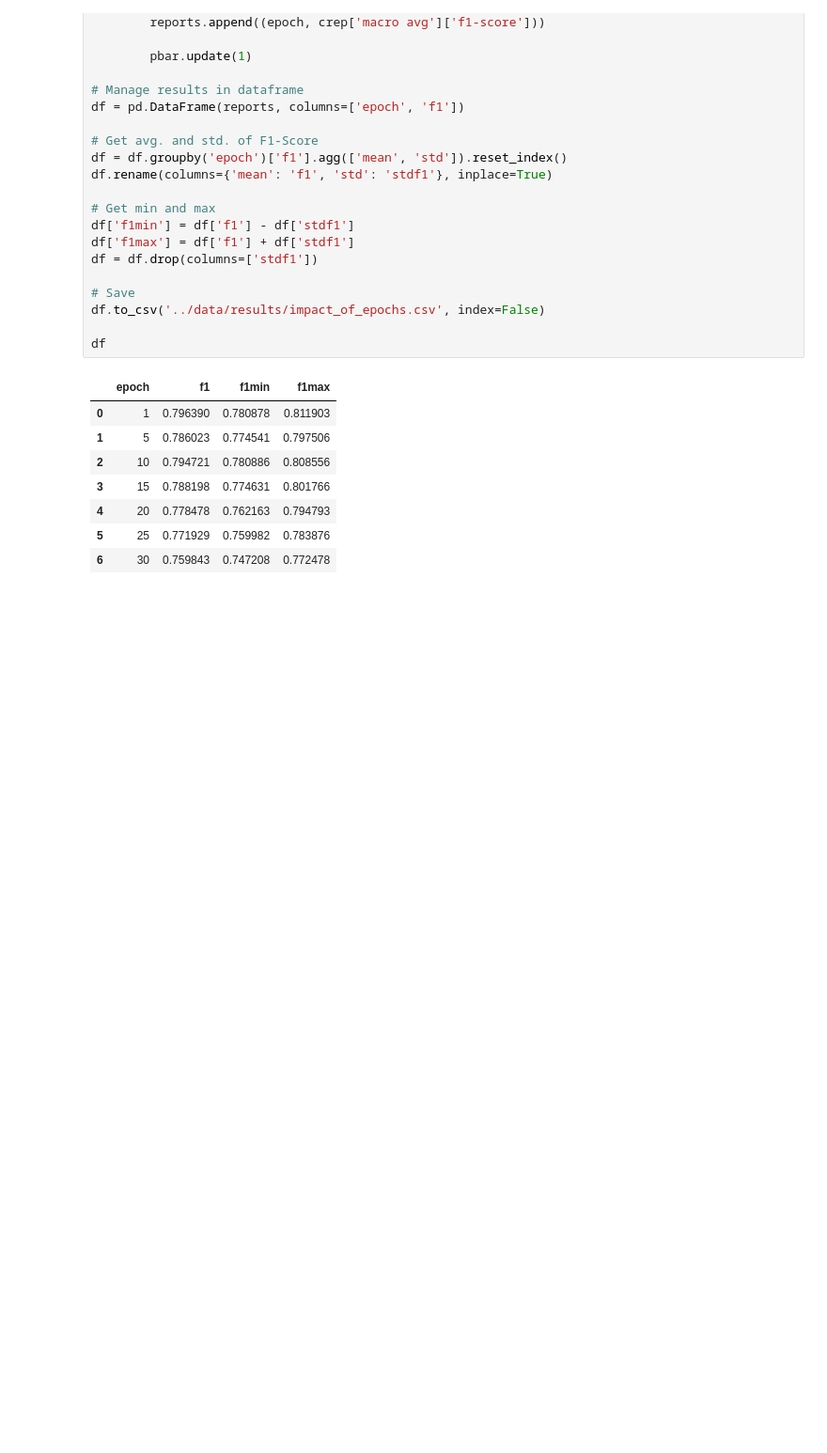
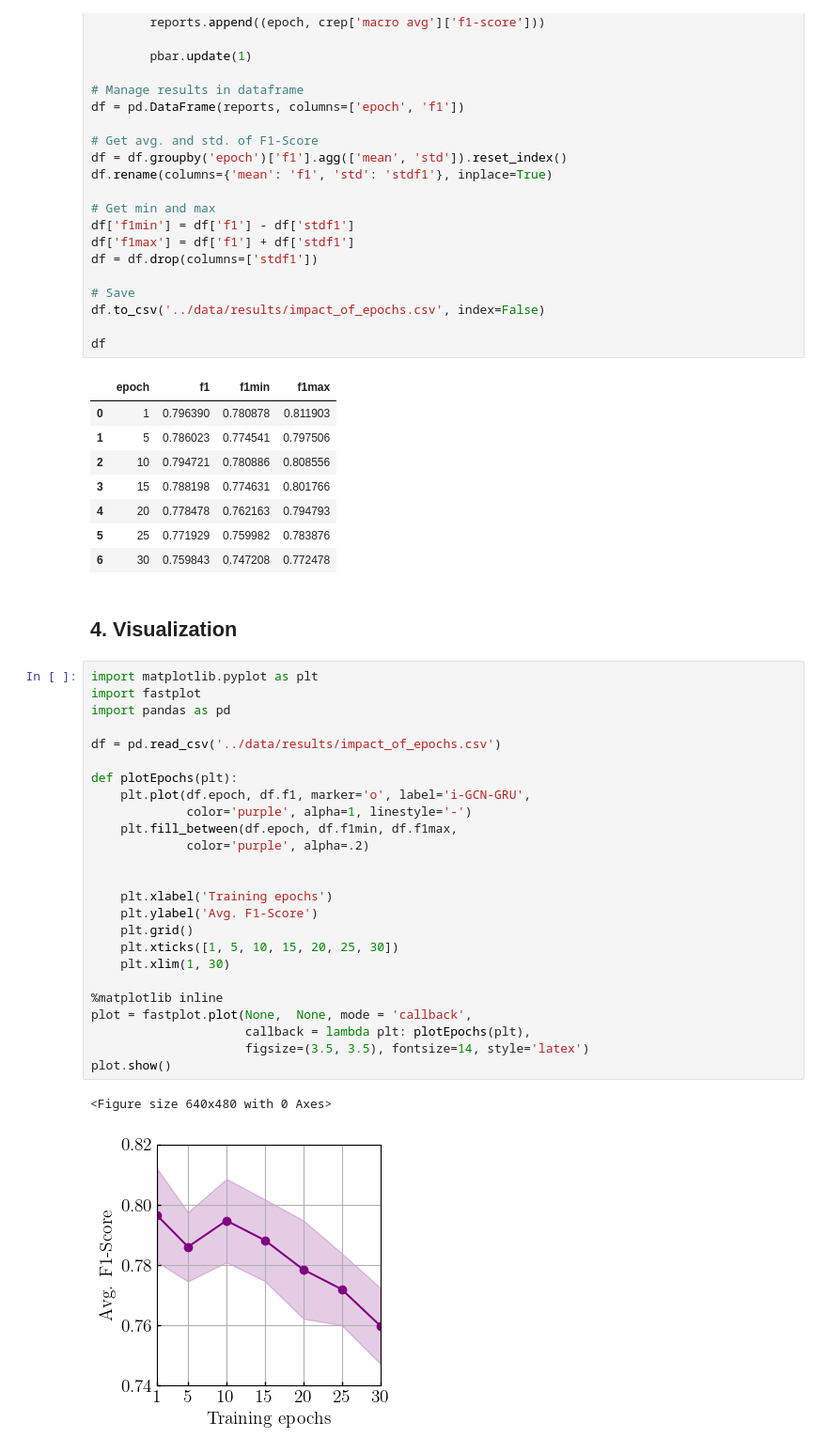
Before and after one commit to SmartData-Polito/gnn-for-darknet, a Jupyter notebook: notebooks/03_classification.ipynb, the cells around one changed output. Shown: that part at 94% size. Drawn from its saved outputs; the diff is of its cells as text; blank space fills up the shorter version.

```diff
--- a/notebooks/03_classification.ipynb
+++ b/notebooks/03_classification.ipynb
@@ -277,3 +277,33 @@ df
 | 4 | 20 | 0.778478 | 0.762163 | 0.794793 |
 | 5 | 25 | 0.771929 | 0.759982 | 0.783876 |
 | 6 | 30 | 0.759843 | 0.747208 | 0.772478 |
+# %% [markdown]
+## 4. Visualization
+# %%
+import matplotlib.pyplot as plt
+import fastplot
+import pandas as pd
+
+df = pd.read_csv('../data/results/impact_of_epochs.csv')
+
+def plotEpochs(plt):
+    plt.plot(df.epoch, df.f1, marker='o', label='i-GCN-GRU',
+             color='purple', alpha=1, linestyle='-')
+    plt.fill_between(df.epoch, df.f1min, df.f1max,
+             color='purple', alpha=.2)
+
+
+    plt.xlabel('Training epochs')
+    plt.ylabel('Avg. F1-Score')
+    plt.grid()
+    plt.xticks([1, 5, 10, 15, 20, 25, 30])
+    plt.xlim(1, 30)
+
+%matplotlib inline
+plot = fastplot.plot(None,  None, mode = 'callback',
+                     callback = lambda plt: plotEpochs(plt),
+                     figsize=(3.5, 3.5), fontsize=14, style='latex')
+plot.show()
+# %% [output]
+<Figure size 640x480 with 0 Axes>
+[figure, added]
```
Also changed, not shown: parts of 1 cell of this notebook, 2 other files.
